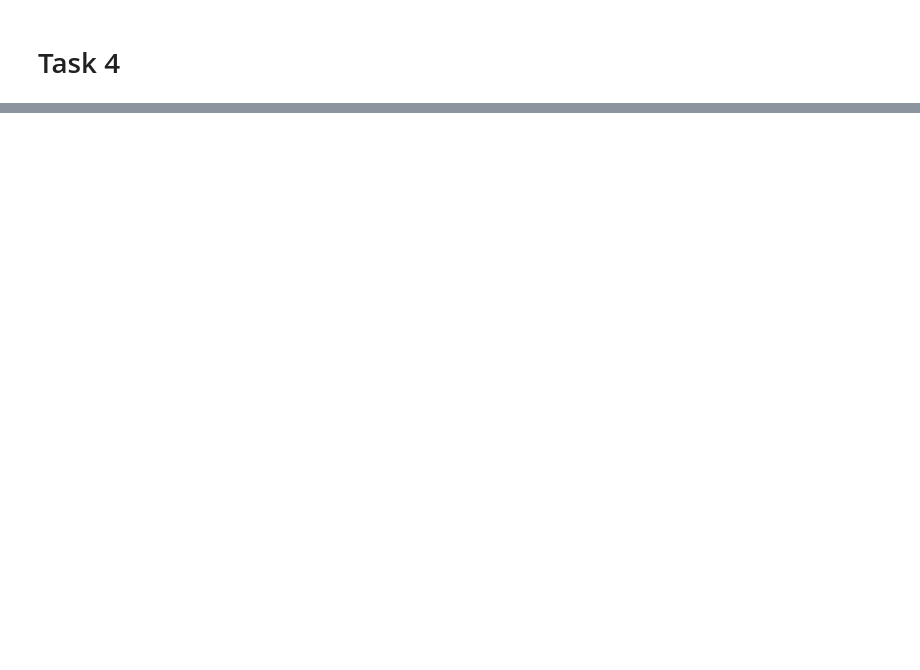
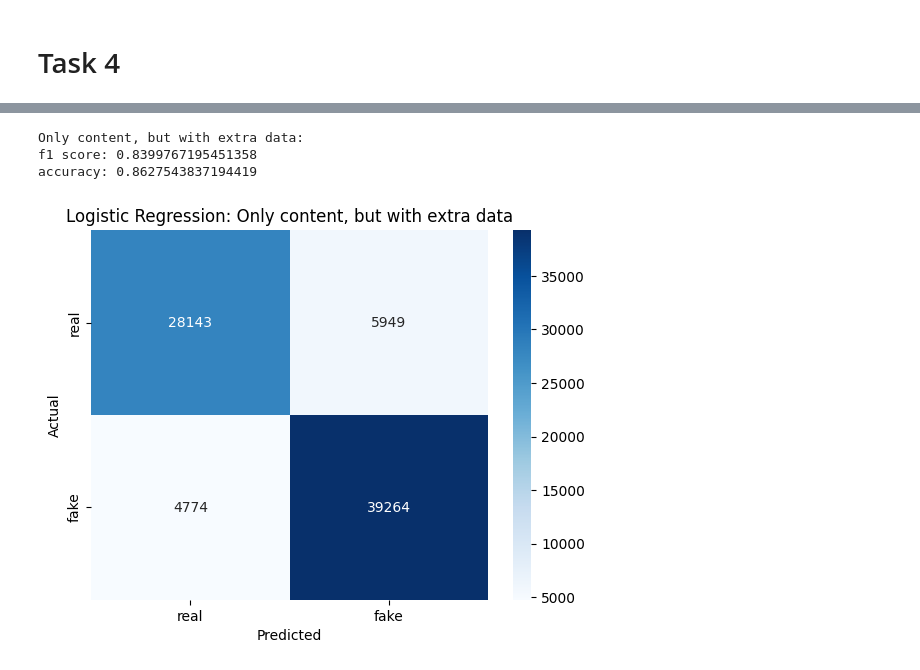
Before and after one commit to BogiSyderbo/FakeNewsProject, a Jupyter notebook: FakeNewsProject.ipynb, the cells around one changed output, grey strips where cells are left out. Saved outputs shown, nothing was run; the diff lists cells and outputs as text; code cells hidden in the pictures; blank space fills up the shorter version.

```diff
--- a/FakeNewsProject.ipynb
+++ b/FakeNewsProject.ipynb
@@ -280,0 +334,16 @@ weighted avg       0.67      0.82      0.74        22
+# %%
+import seaborn as sns
+from sklearn import metrics
+def make_confusion_matrix(y_val, y_pred,model_name):
+    # Confusion matrix
+    confusion_matrix = metrics.confusion_matrix(y_val, y_pred, labels=[1, 0])
+    sns.heatmap(confusion_matrix,
+                annot=True,
+                fmt='g',
+                cmap='Blues',
+                xticklabels=['real', 'fake'],
+                yticklabels=['real', 'fake'])
+    plt.xlabel('Predicted')
+    plt.ylabel('Actual')
+    plt.title(f'{model_name}')
+    plt.show()
@@ -280,0 +352,64 @@ weighted avg       0.67      0.82      0.74        22
+# %%
+from sklearn.preprocessing import StandardScaler
+from sklearn.feature_extraction.text import CountVectorizer
+from sklearn.linear_model import LogisticRegression
+from sklearn.pipeline import Pipeline
+import sklearn.metrics as metrics
+from scipy.sparse import hstack
+from joblib import dump
+
+
+vectorrizer = CountVectorizer(lowercase = False, max_features = 10000, token_pattern=r'<[\w]+>|[\w]+')
+pipeline = Pipeline([
+    ('vectorizer', vectorrizer),
+    ('scaler', StandardScaler(with_mean=False))
+    ])
+
+model = LogisticRegression(max_iter=10000)
+
+BoW_extra = pipeline.fit_transform(x_train_extra)
+BoW_content_val = pipeline.transform(content_val)
+
+model.fit(BoW_extra, y_train_extra)
+y_pred = model.predict(BoW_content_val)
+accuracy = metrics.accuracy_score(y_val, y_pred)
+f1 = metrics.f1_score(y_val, y_pred)
+print("\nOnly content, but with extra data:")
+print("f1 score:", f1)
+print("accuracy:", accuracy)
+make_confusion_matrix(y_val, y_pred, "Logistic Regression: Only content, but with extra data")
+
+BoW_content_train = pipeline.fit_transform(content_train)
+BoW_content_val = pipeline.transform(content_val)
+
+model.fit(BoW_content_train, y_train)
+y_pred = model.predict(BoW_content_val)
+accuracy = metrics.accuracy_score(y_val, y_pred)
+f1 = metrics.f1_score(y_val, y_pred)
+print("Only content:")
+print("f1 score:", f1)
+print("accuracy:", accuracy)
+make_confusion_matrix(y_val, y_pred, "Logistic Regression: Only content")
+dump(model, 'models/simple_model_content.joblib')
+
+BoW_title_train = pipeline.fit_transform(title_train)
+BoW_title_val = pipeline.transform(title_val)
+BoW_combined_train = hstack((BoW_content_train, BoW_title_train))
+BoW_combined_val = hstack((BoW_content_val, BoW_title_val))
+
+model.fit(BoW_combined_train, y_train)
+y_pred = model.predict(BoW_combined_val)
+accuracy = metrics.accuracy_score(y_val, y_pred)
+f1 = metrics.f1_score(y_val, y_pred)
+print("\nContent and title:")
+print("f1 score:", f1)
+print("accuracy:", accuracy)
+make_confusion_matrix(y_val, y_pred, "Logistic Regression: Content and title")
+
+
+dump(model, 'models/simple_model_combined.joblib')
+# %% [output]
+Only content, but with extra data:
+f1 score: 0.8399767195451358
+accuracy: 0.8627543837194419
+[figure, added]
```
Also changed, not shown: parts of 67 cells of this notebook.
